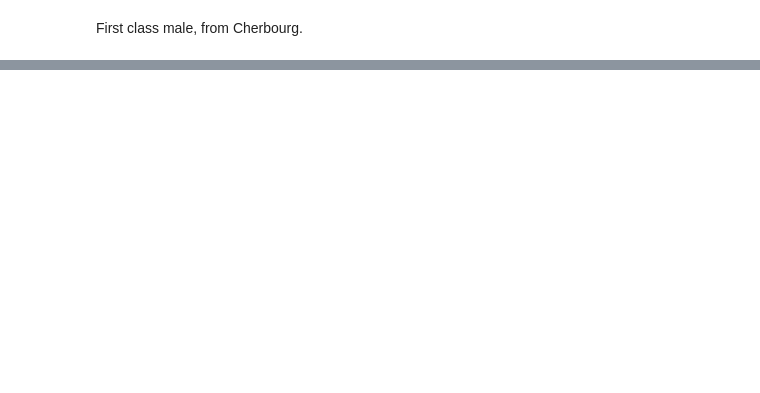
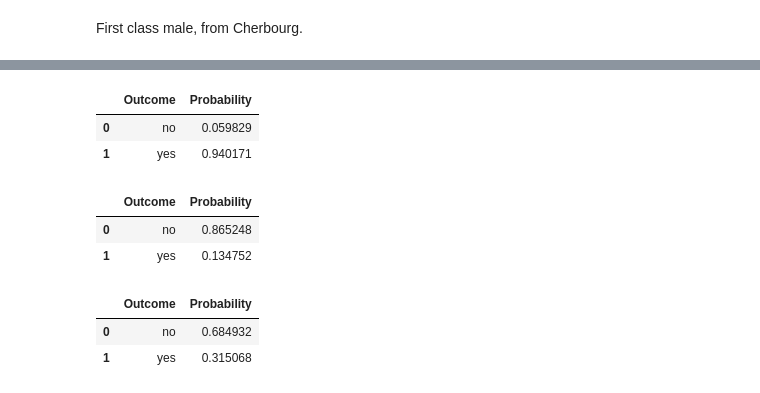
Before and after one commit to pepijn03/S4-Notebooks, a Jupyter notebook: titanic_exercise.ipynb, the cells around one changed output, grey strips where cells are left out. Drawn from its saved outputs; the diff is of its cells as text; code cells hidden in the pictures; blank space fills up the shorter version.

```diff
--- a/titanic_exercise.ipynb
+++ b/titanic_exercise.ipynb
@@ -234,0 +237,17 @@ result
+# %%
+features = ["pclass", "sex"]
+target = "survived"
+
+X = df[features]
+y = df[target]
+
+from sklearn.model_selection import train_test_split
+X_train, X_test, y_train, y_test = train_test_split(X, y, test_size=.2)
+
+from sklearn.tree import DecisionTreeClassifier
+model = DecisionTreeClassifier()
+model.fit(X_train, y_train)
+score = model.score(X_test, y_test)
+print("Accuracy:", score)
+
+plot = seaborn.barplot(y=model.feature_importances_, x=features)
@@ -234,0 +259,7 @@ result
+# %%
+target_names = ["no", "yes"]
+import matplotlib.pyplot as plt
+plt.figure(figsize=(18,18))
+from sklearn.tree import plot_tree
+plot_tree(model, fontsize=8, feature_names=features, class_names=target_names)
+plt.show()
@@ -234,0 +268,39 @@ result
+# %%
+data = {"pclass": 1, "sex": 1}
+
+X_inference = pandas.DataFrame([data])
+prediction = model.predict_proba(X_inference)
+result = pandas.DataFrame()
+result["Outcome"] = target_names
+result["Probability"] = prediction[0]
+result
+# %% [output]
+|  | Outcome | Probability |
+| 0 | no | 0.059829 |
+| 1 | yes | 0.940171 |
+# %%
+data = {"pclass": 2, "sex": 0}
+
+X_inference = pandas.DataFrame([data])
+prediction = model.predict_proba(X_inference)
+result = pandas.DataFrame()
+result["Outcome"] = target_names
+result["Probability"] = prediction[0]
+result
+# %% [output]
+|  | Outcome | Probability |
+| 0 | no | 0.865248 |
+| 1 | yes | 0.134752 |
+# %%
+data = {"pclass": 1, "sex": 0}
+
+X_inference = pandas.DataFrame([data])
+prediction = model.predict_proba(X_inference)
+result = pandas.DataFrame()
+result["Outcome"] = target_names
+result["Probability"] = prediction[0]
+result
+# %% [output]
+|  | Outcome | Probability |
+| 0 | no | 0.684932 |
+| 1 | yes | 0.315068 |
```
Also changed, not shown: parts of 22 cells of this notebook.
